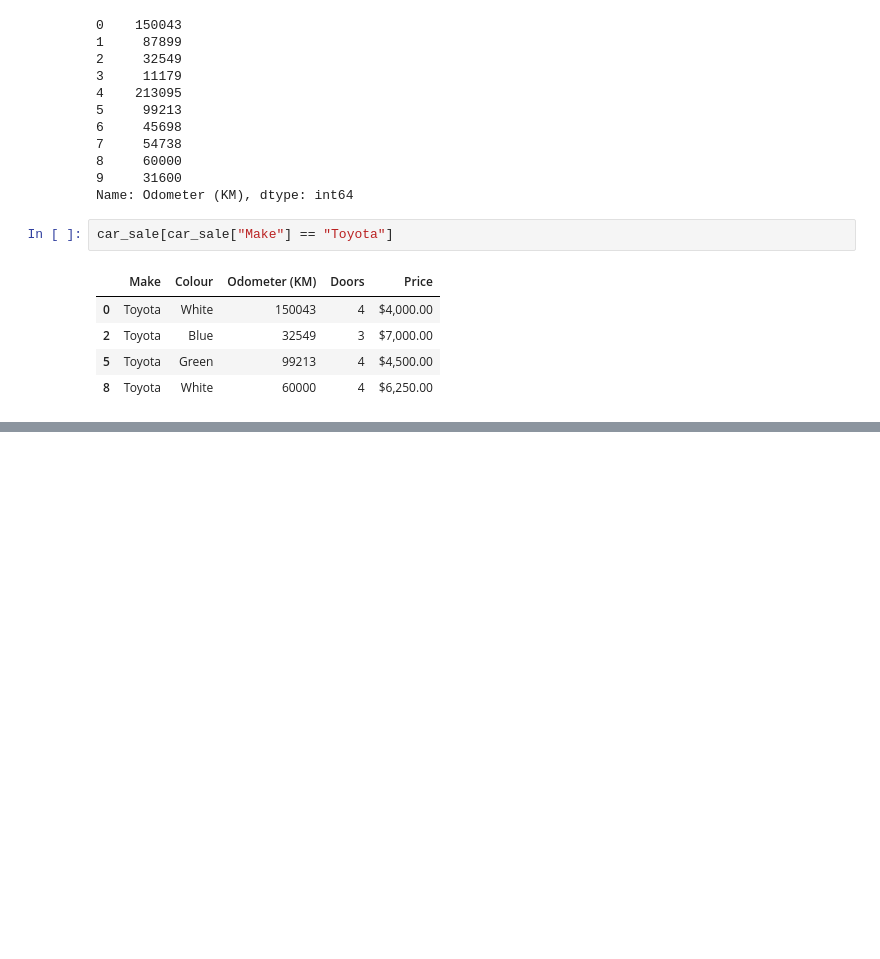
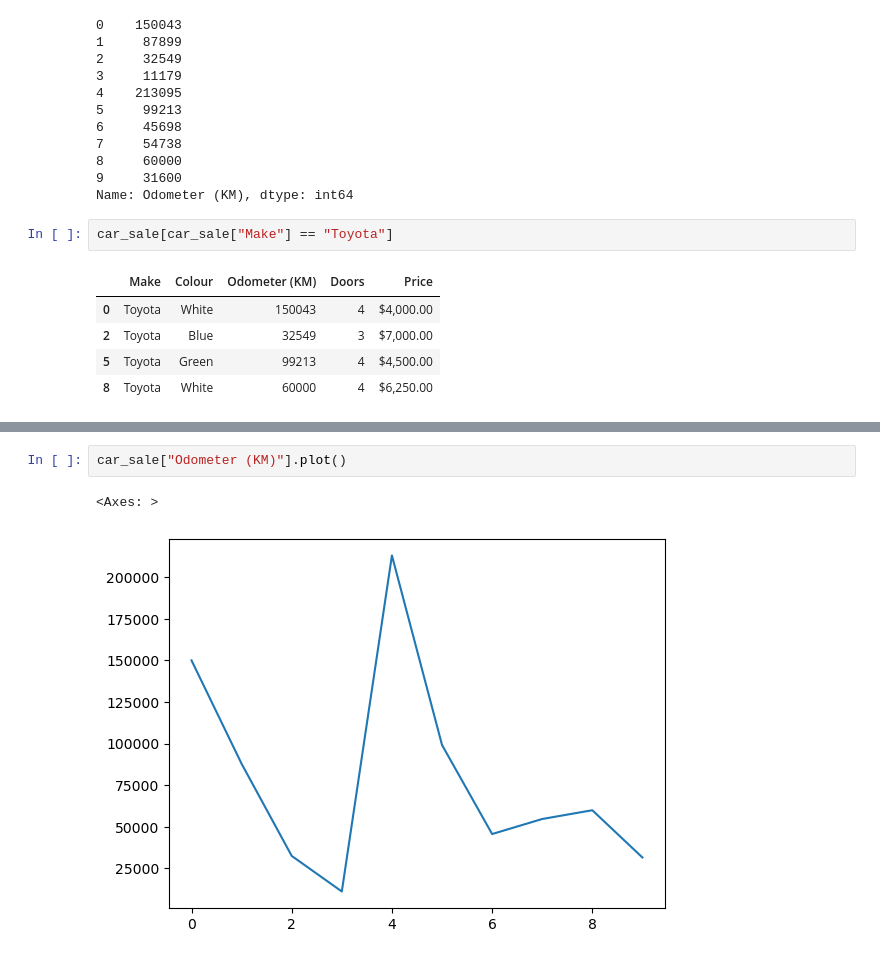
Before and after one commit to HatfanSahrul1/Machine-Learning-and-Data-Science-Learning, a Jupyter notebook: course/introduction-to-pandas/Introduction-to-pandas.ipynb, the cells around one changed output, grey strips where cells are left out. Cells and saved outputs as stored; diff of their text form; blank space fills up the shorter version.

```diff
--- a/course/introduction-to-pandas/Introduction-to-pandas.ipynb
+++ b/course/introduction-to-pandas/Introduction-to-pandas.ipynb
@@ -323,0 +373,5 @@ car_sale[car_sale["Odometer (KM)"
+# %%
+car_sale["Odometer (KM)"].plot()
+# %% [output]
+<Axes: >
+[figure, added]
```
Also changed, not shown: parts of 10 cells of this notebook.
